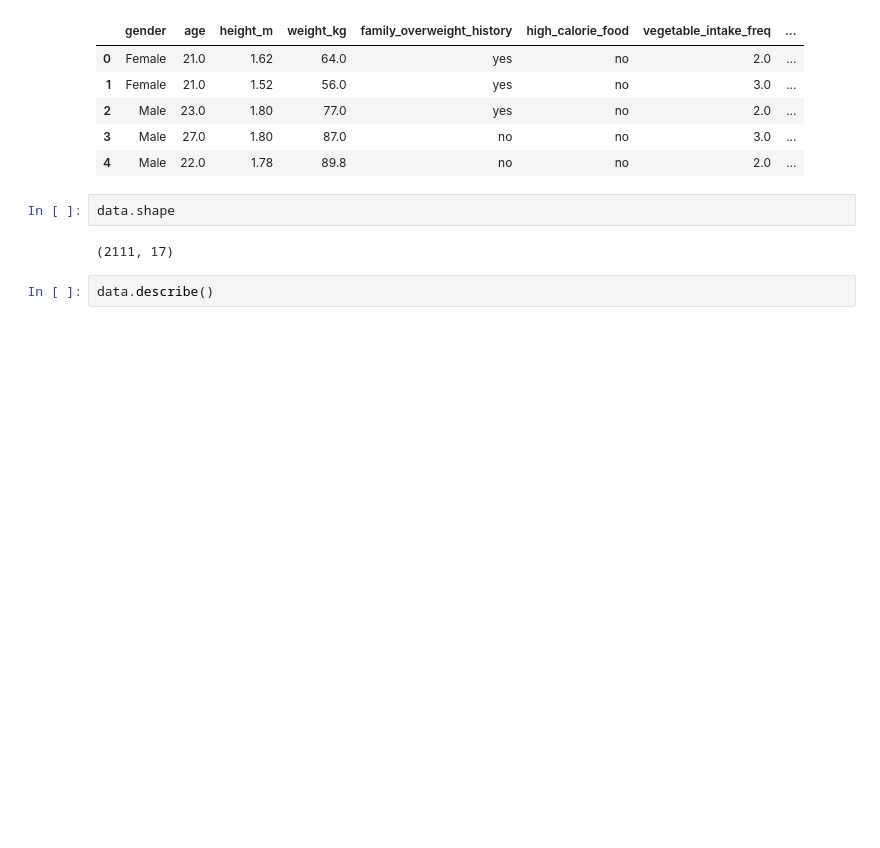
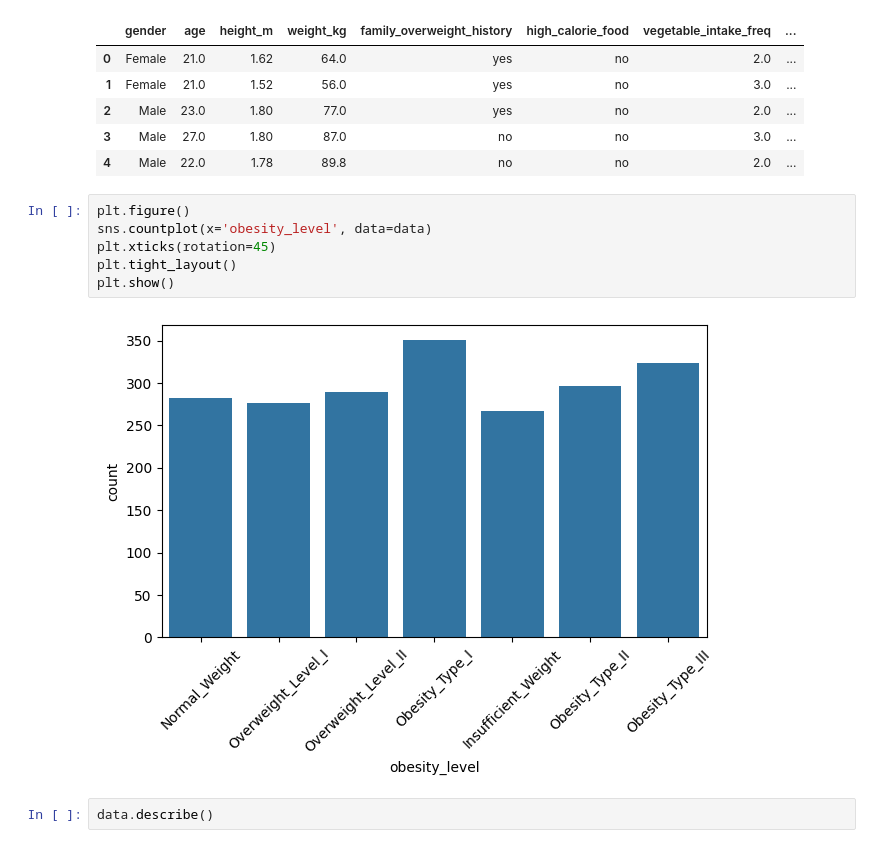
Before and after one commit to fahadkhan007/Obesity-prediction-app, a Jupyter notebook: modelnb/eda.ipynb, the cells around one changed output. Cells and saved outputs as stored; diff of their text form; blank space fills up the shorter version.

```diff
--- a/modelnb/eda.ipynb
+++ b/modelnb/eda.ipynb
@@ -46,9 +46,13 @@ data.head()
 | 3 | Male | 27.0 | 1.80 | 87.0 | no | no | 3.0 | ... |
 | 4 | Male | 22.0 | 1.78 | 89.8 | no | no | 2.0 | ... |
 # %%
-data.shape
+plt.figure()
+sns.countplot(x='obesity_level', data=data)
+plt.xticks(rotation=45)
+plt.tight_layout()
+plt.show()
 # %% [output]
-(2111, 17)
+[figure, added]
 # %%
 data.describe()
 # %% [output]
```
Also changed, not shown: 1 other file.
